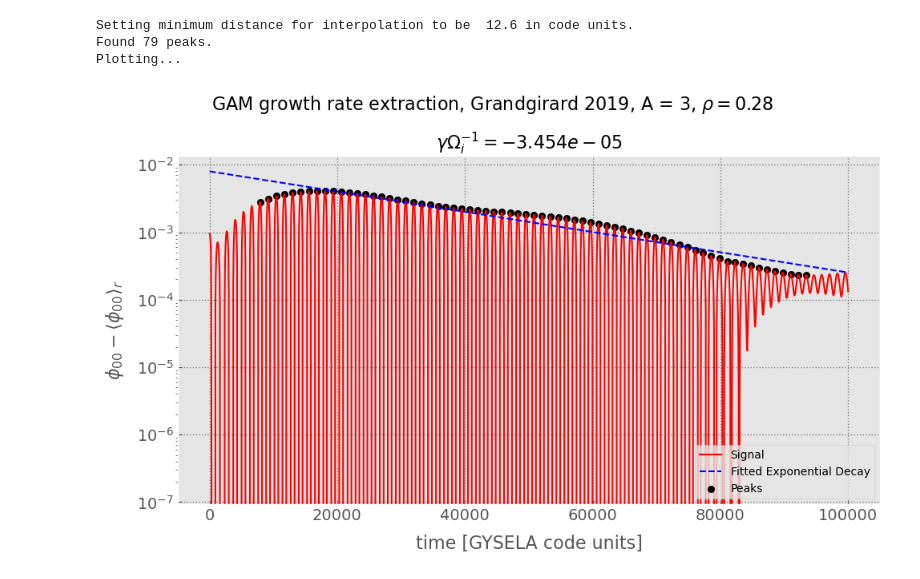
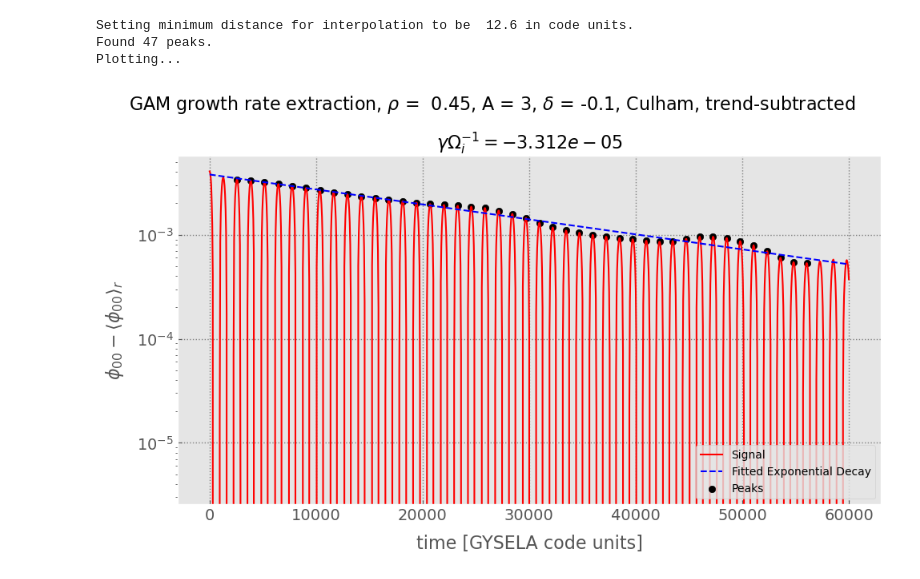
Before and after one commit to seferoni/GYSELA_utils, a Jupyter notebook: post-processing/scripts/exploratory_notebooks/gam_growth_rate.ipynb, the cells around one changed output. Cells and saved outputs as stored; diff of their text form; code cells hidden in the pictures.

```diff
--- a/post-processing/scripts/exploratory_notebooks/gam_growth_rate.ipynb
+++ b/post-processing/scripts/exploratory_notebooks/gam_growth_rate.ipynb
@@ -13,8 +13,8 @@ from scipy.signal import find_peaks;
 plt.style.use("ggplot");
 # %%
 # Test inputs - delete when done!
-perturbed_case_directory_path = "/zhisongqu_data/seth/GYSELA/raw/batch_10/DN_RHTEST_A3_GG2019";
-quiescent_case_directory_path = "/zhisongqu_data/seth/GYSELA/raw/batch_10/DN_RHTEST_A3_QUIESCENT";
+perturbed_case_directory_path = "/zhisongqu_data/seth/GYSELA/raw/batch_11/DN_DELTASCAN_A3_PERTURB_-0.1";
+quiescent_case_directory_path = "/zhisongqu_data/seth/GYSELA/raw/batch_11/DN_DELTASCAN_A3_QUIESCENT_-0.1";
 perturbed_case_data_arrays = reader.fetch_phi2D_data(perturbed_case_directory_path, parallelise = True);
 quiescent_case_data_arrays = reader.fetch_phi2D_data(quiescent_case_directory_path, parallelise = True) if quiescent_case_directory_path is not None else None;
 dt_diag = reader.fetch_dt_diag(perturbed_case_directory_path);
@@ -69,7 +70,7 @@ def plot_gam_damping(phi2D_list, dt_diag, jacobian_dictionary, GAM_frequency, ef
 	ax.semilogy(time_range, decay_signal, label = "Signal", color = "red", linestyle = "solid");
 	ax.plot(time_range, fitted_line, label = "Fitted Exponential Decay", color = "blue", linestyle = "--");
 	ax.scatter(peak_times, np.abs(peak_values), label = "Peaks", color = "black", marker = "o");
-	plt.suptitle(fr"GAM growth rate extraction, {title_suffix}", fontsize = 16);
+	plt.suptitle(fr"GAM growth rate extraction, $\rho$ = {effective_radius : .2f}, {title_suffix}", fontsize = 16);
 	ax.set_title(fr"$\gamma \Omega_i^{{-1}} = {damping_rate: .3e}$", fontsize = 16);
 	ax.set_xlabel(r"time [GYSELA code units]", fontsize = 16, labelpad = 10);
 	ax.set_ylabel(r"$\phi_{00} - \langle \phi_{00} \rangle_{r}$", fontsize = 16, labelpad = 10);
@@ -78,23 +79,6 @@ def plot_gam_damping(phi2D_list, dt_diag, jacobian_dictionary, GAM_frequency, ef
 	plt.legend(frameon = True, loc = "lower right");
 	plt.tight_layout();
 	plt.show();
-# %%
-effective_radius = utils.find_gam_effective_radius(perturbed_case_data_arrays, jacobian_dictionary, quiescent_case_data_arrays, skip_initial_fraction = 0.1);
-GAM_frequency = utils.extract_gam_frequency(perturbed_case_data_arrays, dt_diag, jacobian_dictionary, effective_radius);
-plot_gam_damping(
-	perturbed_case_data_arrays,
-	dt_diag,
-	jacobian_dictionary,
-	GAM_frequency,
-	effective_radius,
-	quiescent_phi2D_list = quiescent_case_data_arrays,
-	skip_peaks = [5, 5],
-	title_suffix = rf"Grandgirard 2019, A = 3, $\rho = {effective_radius : .2f}$");
-# %% [output]
-Setting minimum distance for interpolation to be  12.6 in code units.
-Found 79 peaks.
-Plotting...
-[figure, removed]
 # %%
 # -------------------------------------------------------------------
 # ------------------- -----Benchmarking. ----------------------------
@@ -261,2 +246,29 @@ def plot_gam_damping_radial_scan(physical_data, statistical_data, r_squared_thre
 	plt.tight_layout()
 	plt.show()
+# %%
+# All requisite data.
+effective_radius_simple = utils.find_gam_effective_radius_simple(perturbed_case_data_arrays, jacobian_dictionary, quiescent_case_data_arrays, skip_initial_entries = 0.1);
+GAM_frequency = utils.extract_gam_frequency(perturbed_case_data_arrays, dt_diag, jacobian_dictionary, effective_radius_simple);
+physical_data, statistical_data = scan_gam_damping_over_radius(
+	perturbed_case_data_arrays,
+	dt_diag,
+	jacobian_dictionary,
+	GAM_frequency,
+	quiescent_phi2D_list = quiescent_case_data_arrays,
+	skip_peaks = [1, 3]);
+# %%
+
+plot_gam_damping(
+	perturbed_case_data_arrays,
+	dt_diag,
+	jacobian_dictionary,
+	GAM_frequency,
+	effective_radius = 0.45,
+	quiescent_phi2D_list = quiescent_case_data_arrays,
+	skip_peaks = [1, 3],
+	title_suffix = rf"A = 3, $\delta$ = -0.1, Culham, trend-subtracted");
+# %% [output]
+Setting minimum distance for interpolation to be  12.6 in code units.
+Found 47 peaks.
+Plotting...
+[figure, added]
```
Also changed, not shown: parts of 4 cells of this notebook, 1 other file.
